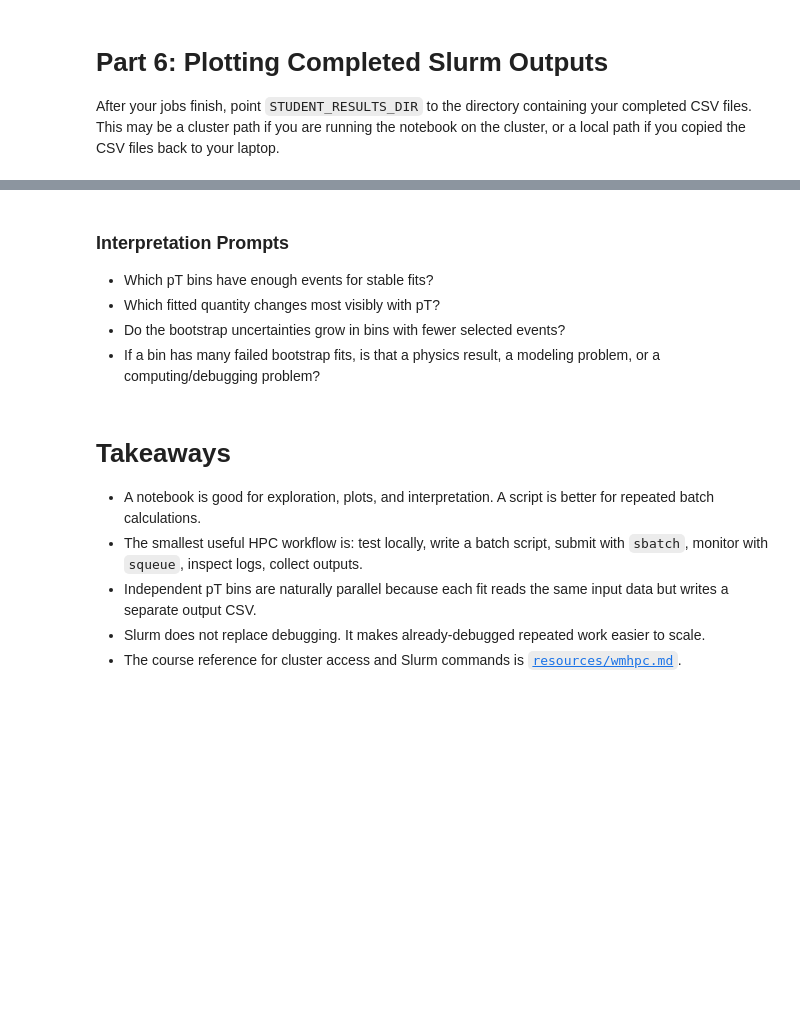
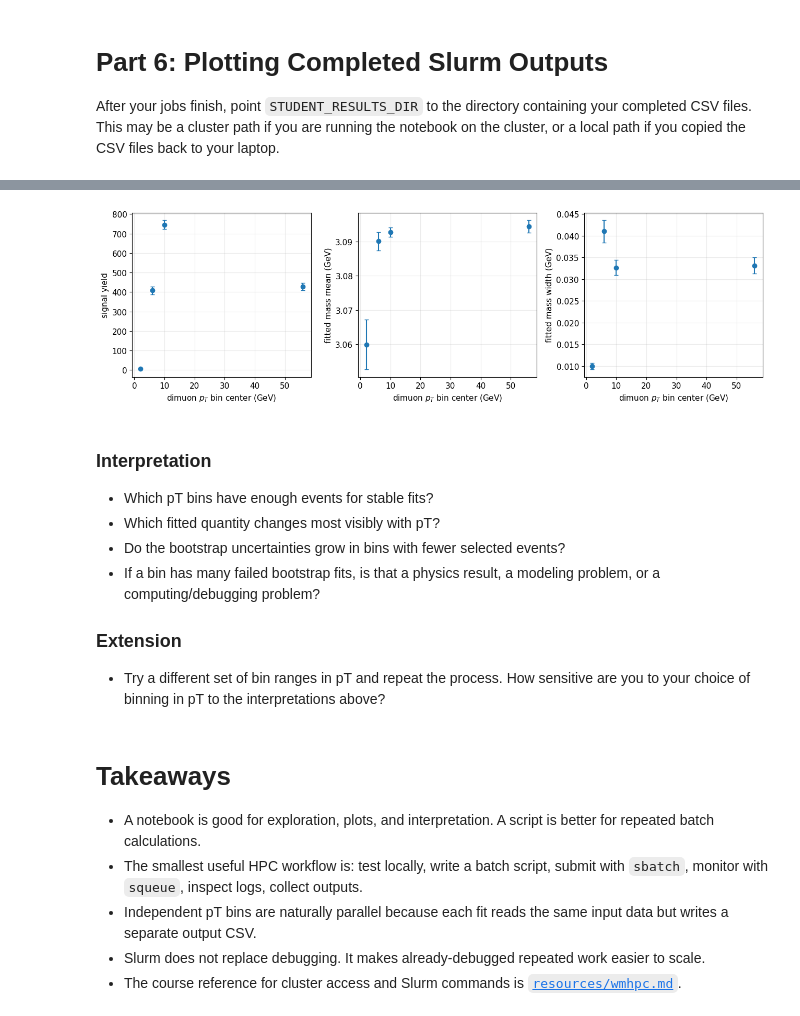
Before and after one commit to jrstevenjlab/gradcompphys, a Jupyter notebook: lectures/lecture09_9_24_26_wm_hpc.ipynb, the cells around one changed output, grey strips where cells are left out. Drawn from its saved outputs; the diff is of its cells as text; code cells hidden in the pictures; blank space fills up the shorter version.

```diff
--- a/lectures/lecture09_9_24_26_wm_hpc.ipynb
+++ b/lectures/lecture09_9_24_26_wm_hpc.ipynb
@@ -320,44 +387,50 @@ pt_fit_summary
 # %%
 fig, axes = plt.subplots(1, 3, figsize=(13, 4))
 
 axes[0].errorbar(
     pt_fit_summary["pt_center_GeV"],
     pt_fit_summary["signal_yield_fit"],
     yerr=pt_fit_summary["signal_yield_bootstrap_std"],
     fmt="o",
     capsize=3,
 )
 axes[0].set_xlabel(r"dimuon $p_T$ bin center (GeV)")
 axes[0].set_ylabel("signal yield")
 
 axes[1].errorbar(
     pt_fit_summary["pt_center_GeV"],
-    1000.0 * pt_fit_summary["mass_mean_fit_GeV"],
-    yerr=1000.0 * pt_fit_summary["mass_mean_bootstrap_std_GeV"],
+    pt_fit_summary["mass_mean_fit_GeV"],
+    yerr=pt_fit_summary["mass_mean_bootstrap_std_GeV"],
     fmt="o",
     capsize=3,
 )
 axes[1].set_xlabel(r"dimuon $p_T$ bin center (GeV)")
-axes[1].set_ylabel(r"fitted mass mean (MeV)")
+axes[1].set_ylabel(r"fitted mass mean (GeV)")
 
 axes[2].errorbar(
     pt_fit_summary["pt_center_GeV"],
-    1000.0 * pt_fit_summary["mass_sigma_fit_GeV"],
-    yerr=1000.0 * pt_fit_summary["mass_sigma_bootstrap_std_GeV"],
+    pt_fit_summary["mass_sigma_fit_GeV"],
+    yerr=pt_fit_summary["mass_sigma_bootstrap_std_GeV"],
     fmt="o",
     capsize=3,
 )
 axes[2].set_xlabel(r"dimuon $p_T$ bin center (GeV)")
-axes[2].set_ylabel(r"fitted mass width (MeV)")
+axes[2].set_ylabel(r"fitted mass width (GeV)")
 
 fig.tight_layout()
+# %% [output]
+[figure, added]
 # %% [markdown]
-### Interpretation Prompts
+### Interpretation
 
 - Which pT bins have enough events for stable fits?
 - Which fitted quantity changes most visibly with pT?
 - Do the bootstrap uncertainties grow in bins with fewer selected events?
 - If a bin has many failed bootstrap fits, is that a physics result, a modeling problem, or a computing/debugging problem?
+
+### Extension
+
+- Try a different set of bin ranges in pT and repeat the process.  How sensitive are you to your choice of binning in pT to the interpretations above?
 # %% [markdown]
 # Takeaways
 
```
Also changed, not shown: parts of 11 cells of this notebook, 1 other file.
